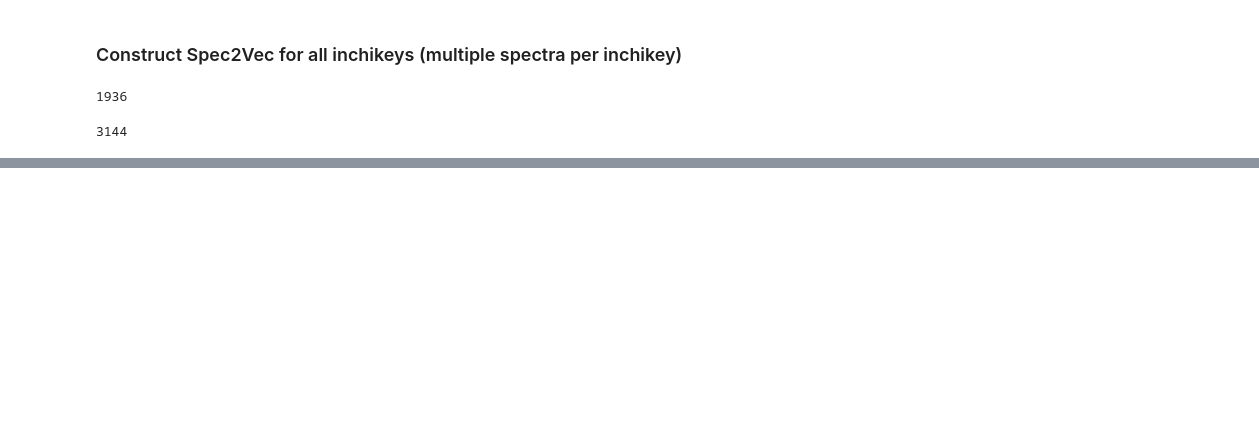
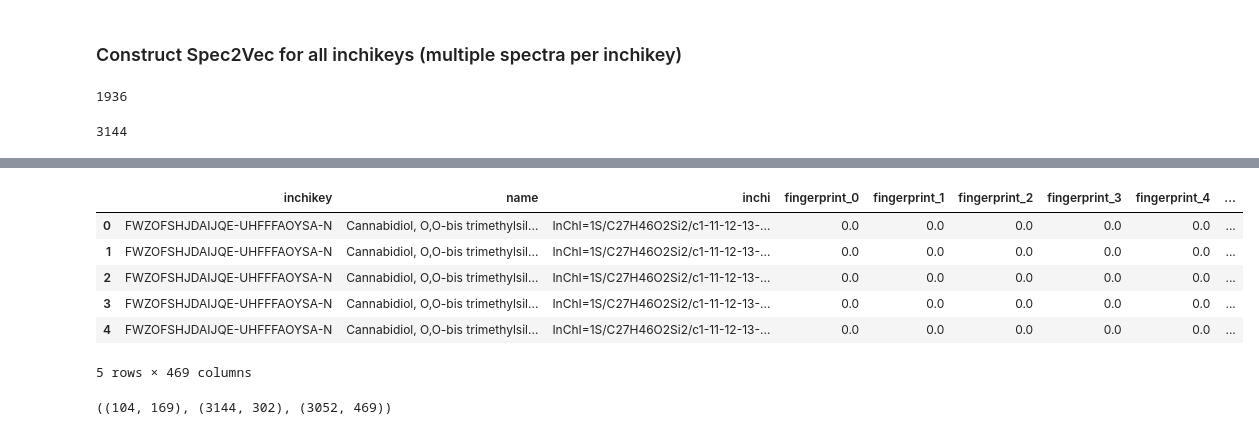
Before and after one commit to alpi314/mass_spectra, a Jupyter notebook: embed.ipynb, the cells around one changed output, grey strips where cells are left out. Cells and saved outputs as stored; diff of their text form; code cells hidden in the pictures; blank space fills up the shorter version.

```diff
--- a/embed.ipynb
+++ b/embed.ipynb
@@ -44,5 +44,5 @@ tbdms_fingerprints, tbdms_invalid = generate_fingerprint([FINGERPRINT], tbdms_df
 # %%
-tms_fingerprints, tms_invalid = generate_fingerprint([FINGERPRINT], tms_df['InChI'], fingerprint_parser=java_bitset_to_python_array)
+tms_fingerprints = generate_fingerprint([FINGERPRINT], tms_df['InChI'])
 # %% [output]
 Error Number 0 at idx 89 converting InChI key InChI=1S/C25H37NO4Si2/c1-16(27)25(30-32(6,7)8)12-11-18-19-15-17-9-10-20(29-31(3,4)5)22-21(17)24(18,23(25)28-22)13-14-26(19)2/h9-12: HTTPSConnectionPool(ho ...
 Error Number 1 at idx 89 converting InChI key InChI=1S/C25H37NO4Si2/c1-16(27)25(30-32(6,7)8)12-11-18-19-15-17-9-10-20(29-31(3,4)5)22-21(17)24(18,23(25)28-22)13-14-26(19)2/h9-12: HTTPSConnectionPool(ho ...
@@ -161,0 +202,18 @@ tms_embedding_df.to_csv('./embeddings/tms_spec2vec_embeddings.csv', index=False)
+# %%
+temp_fingerprint = tms_fingerprints_df.set_index(['inchikey', 'name', 'inchi']).add_prefix('fingerprint_').reset_index().set_index('inchikey')
+temp_embedding = tms_embedding_df.set_index(['inchikey', 'name']).add_prefix('embedding_').reset_index().set_index('inchikey')
+temp_embedding = temp_embedding.drop(columns=['name'])
+tms_merged = pd.merge(temp_fingerprint, temp_embedding, on=['inchikey'], how='inner').reset_index()
+tms_merged.head()
+# %% [output]
+|  | inchikey | name | inchi | fingerprint_0 | fingerprint_1 | fingerprint_2 | fingerprint_3 | fingerprint_4 | ... |
+| 0 | FWZOFSHJDAIJQE-UHFFFAOYSA-N | Cannabidiol, O,O-bis trimethylsil... | InChI=1S/C27H46O2Si2/c1-11-12-13-... | 0.0 | 0.0 | 0.0 | 0.0 | 0.0 | ... |
+| 1 | FWZOFSHJDAIJQE-UHFFFAOYSA-N | Cannabidiol, O,O-bis trimethylsil... | InChI=1S/C27H46O2Si2/c1-11-12-13-... | 0.0 | 0.0 | 0.0 | 0.0 | 0.0 | ... |
+| 2 | FWZOFSHJDAIJQE-UHFFFAOYSA-N | Cannabidiol, O,O-bis trimethylsil... | InChI=1S/C27H46O2Si2/c1-11-12-13-... | 0.0 | 0.0 | 0.0 | 0.0 | 0.0 | ... |
+| 3 | FWZOFSHJDAIJQE-UHFFFAOYSA-N | Cannabidiol, O,O-bis trimethylsil... | InChI=1S/C27H46O2Si2/c1-11-12-13-... | 0.0 | 0.0 | 0.0 | 0.0 | 0.0 | ... |
+| 4 | FWZOFSHJDAIJQE-UHFFFAOYSA-N | Cannabidiol, O,O-bis trimethylsil... | InChI=1S/C27H46O2Si2/c1-11-12-13-... | 0.0 | 0.0 | 0.0 | 0.0 | 0.0 | ... |
+5 rows × 469 columns
+# %%
+tms_fingerprints_df.shape, tms_embedding_df.shape, tms_merged.shape
+# %% [output]
+((104, 169), (3144, 302), (3052, 469))
```
Also changed, not shown: parts of 9 cells of this notebook.
